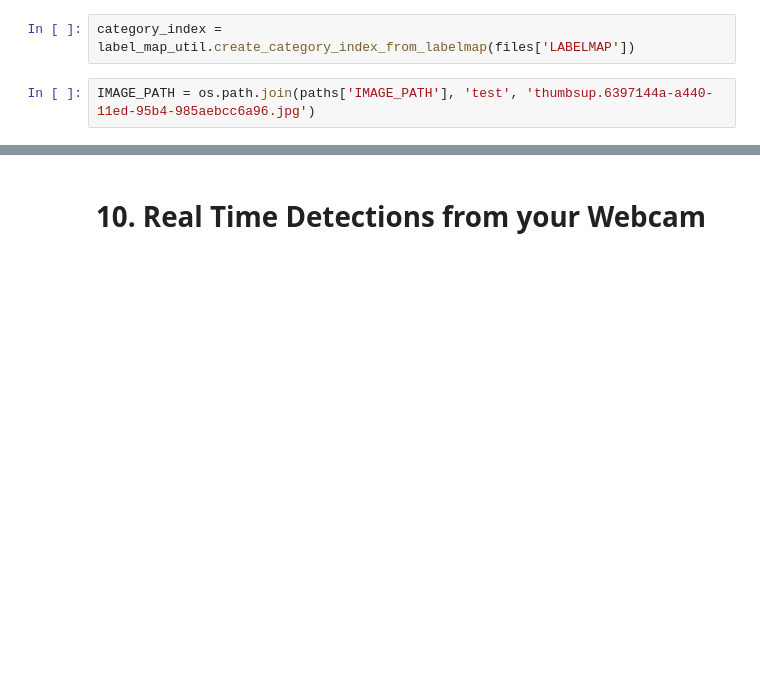
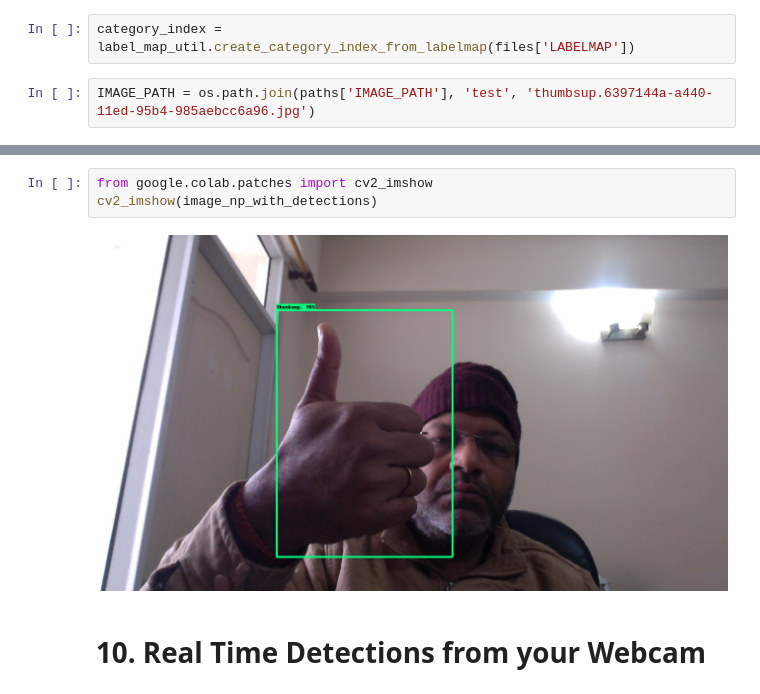
Before and after one commit to lpanigrahi/TFODCourse, a Jupyter notebook: 2. Training and Detection.ipynb, the cells around one changed output, grey strips where cells are left out. Drawn from its saved outputs; the diff is of its cells as text; blank space fills up the shorter version.

```diff
--- a/2. Training and Detection.ipynb
+++ b/2. Training and Detection.ipynb
@@ -240,3 +239,8 @@ plt.show()
+# %%
+from google.colab.patches import cv2_imshow
+cv2_imshow(image_np_with_detections)
+# %% [output]
+[figure, added]
 # %% [markdown]
 # 10. Real Time Detections from your Webcam
 # %%
```
Also changed, not shown: parts of 4 cells of this notebook.
